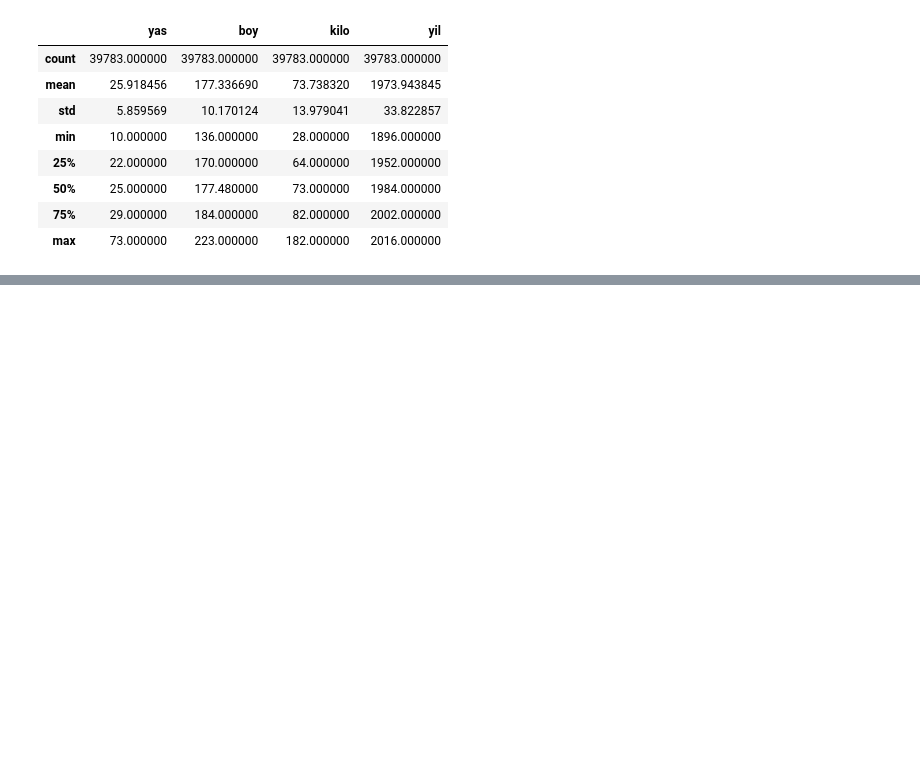
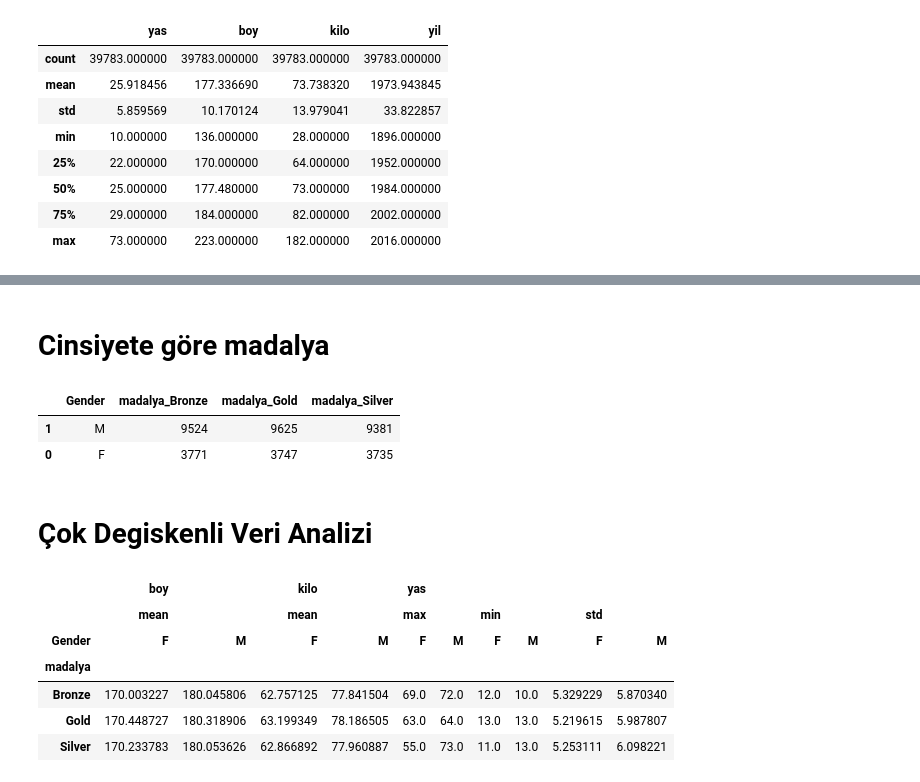
Before and after one commit to EmreUludag0/BTK-VeriBilimiMakineOgrenimiBootcamp, a Jupyter notebook: pythonVeriBilimi/Ders1-VeriBilimi.ipynb, the cells around one changed output, grey strips where cells are left out. Saved outputs shown, nothing was run; the diff lists cells and outputs as text; code cells hidden in the pictures; blank space fills up the shorter version.

```diff
--- a/pythonVeriBilimi/Ders1-VeriBilimi.ipynb
+++ b/pythonVeriBilimi/Ders1-VeriBilimi.ipynb
@@ -219,0 +351,25 @@ veri.describe()
+# %% [markdown]
+# Cinsiyete göre madalya
+# %%
+veri_gecici[["Gender","madalya_Bronze","madalya_Gold","madalya_Silver"]].groupby(["Gender"], as_index=False).sum().sort_values(by="madalya_Gold",ascending=False)[:10]
+# %% [output]
+|  | Gender | madalya_Bronze | madalya_Gold | madalya_Silver |
+| 1 | M | 9524 | 9625 | 9381 |
+| 0 | F | 3771 | 3747 | 3735 |
+# %% [markdown]
+# Çok Degiskenli Veri Analizi
+# %%
+veri_pivot = veri.pivot_table(index="madalya",columns="Gender"
+                              ,values=["boy","kilo","yas"],
+                              aggfunc={"boy": np.mean,
+                                       "kilo":np.mean,
+                                       "yas":[min,max,np.std]})
+veri_pivot.head()
+# %% [output]
+|  | boy |  | kilo |  | yas |  |  |  |  |  |
+|  | mean |  | mean |  | max |  | min |  | std |  |
+| Gender | F | M | F | M | F | M | F | M | F | M |
+| madalya |  |  |  |  |  |  |  |  |  |  |
+| Bronze | 170.003227 | 180.045806 | 62.757125 | 77.841504 | 69.0 | 72.0 | 12.0 | 10.0 | 5.329229 | 5.870340 |
+| Gold | 170.448727 | 180.318906 | 63.199349 | 78.186505 | 63.0 | 64.0 | 13.0 | 13.0 | 5.219615 | 5.987807 |
+| Silver | 170.233783 | 180.053626 | 62.866892 | 77.960887 | 55.0 | 73.0 | 11.0 | 13.0 | 5.253111 | 6.098221 |
```
Also changed, not shown: parts of 14 cells of this notebook.
